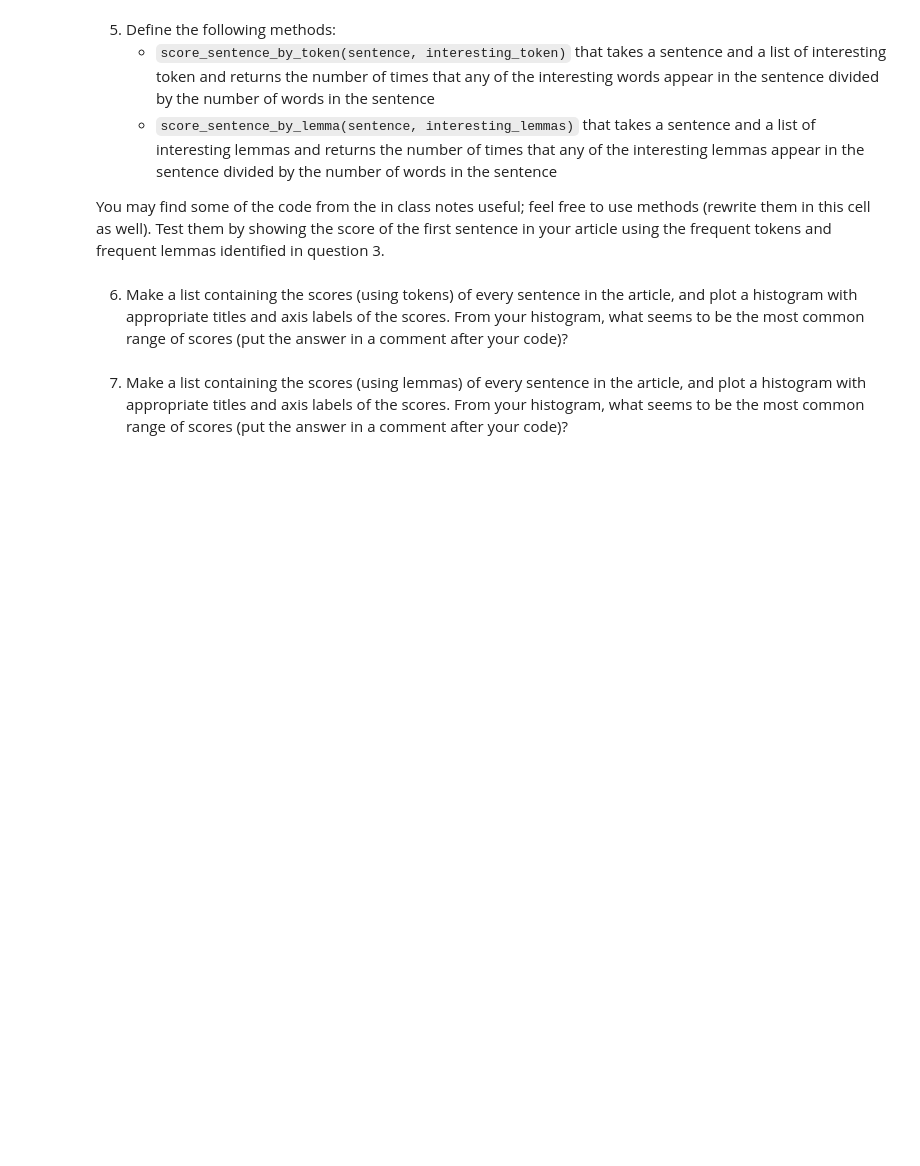
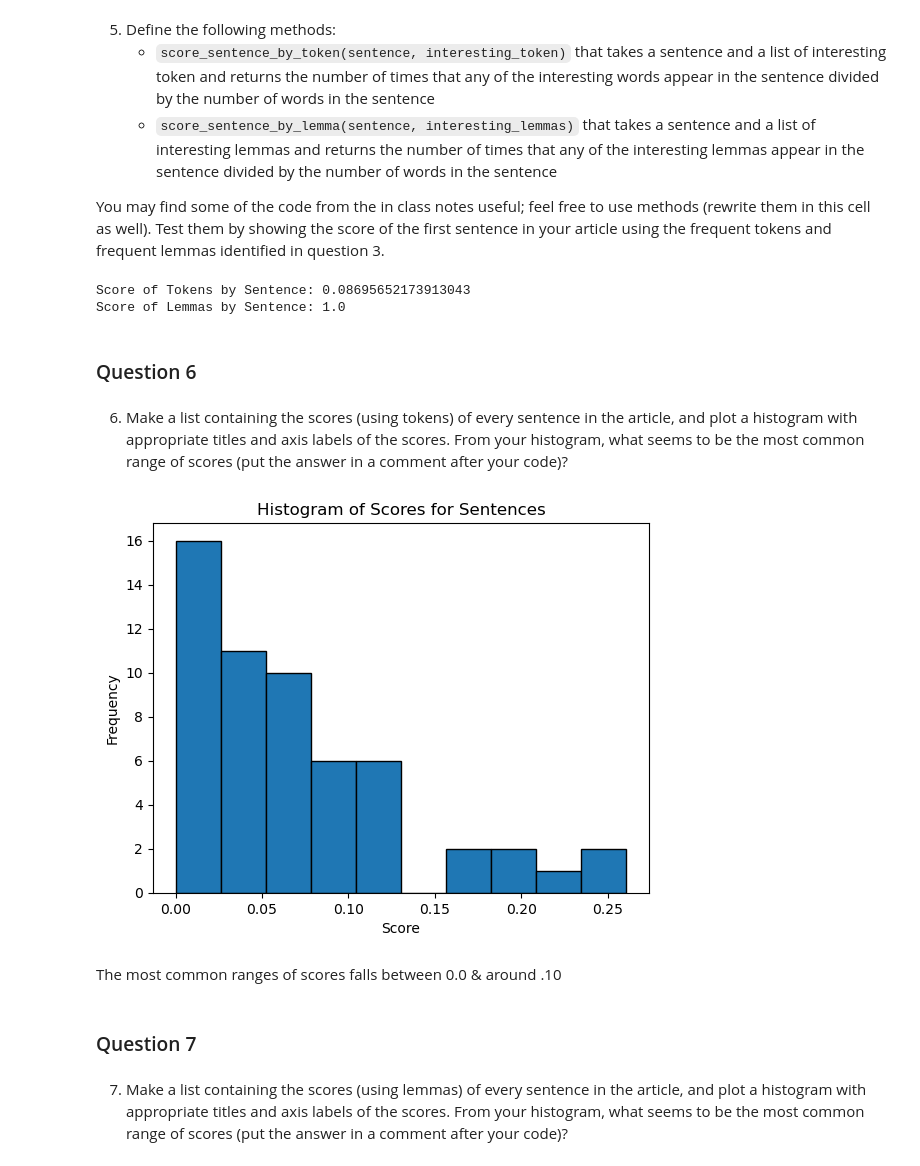
Before and after one commit to LindseySully/Module_06, a Jupyter notebook: web-scraping.ipynb, the cells around one changed output. Drawn from its saved outputs; the diff is of its cells as text; code cells hidden in the pictures; blank space fills up the shorter version.

```diff
--- a/web-scraping.ipynb
+++ b/web-scraping.ipynb
@@ -46,0 +63,6 @@ All prereqs installed.
+# %%
+soup = BeautifulSoup(article_html,parser)
+# %%
+article_element = soup.find('article')
+#displays all HTML of the article
+print(article_element)
@@ -54,3 +154,15 @@ All prereqs installed.
     * `score_sentence_by_lemma(sentence, interesting_lemmas)` that takes a sentence and a list of interesting lemmas and returns the number of times that any of the interesting lemmas appear in the sentence divided by the number of words in the sentence
 
 You may find some of the code from the in class notes useful; feel free to use methods (rewrite them in this cell as well).  Test them by showing the score of the first sentence in your article using the frequent tokens and frequent lemmas identified in question 3.
+# %%
+
+def score_sentence_by_tokens(sentence, interesting_tokens):
+  nlp = spacy.load('en_core_web_sm')
+  doc = nlp(sentence)
+  number_of_tokens = sum(1 for token in doc if token.text.lower() in interesting_tokens)
+
+  #calculating score
+  num_words_in_sentence = len(doc)
+  score = number_of_tokens/num_words_in_sentence
+
+  return score
@@ -57,4 +181,53 @@ You may find some of the code from the in class notes useful; feel free to use m
+# %%
+test_sentence = 'When we think about the onward march of automotive technology, headlights aren’t usually the first thing that come to mind.'
+print("Score of Tokens by Sentence:", score_sentence_by_tokens(test_sentence,tokens_q5))
+print("Score of Lemmas by Sentence:", score_sentence_by_lemma(test_sentence,lemmas_q5))
+# %% [output]
+Score of Tokens by Sentence: 0.08695652173913043
+Score of Lemmas by Sentence: 1.0
+# %% [markdown]
+### Question 6
 # %% [markdown]
 6. Make a list containing the scores (using tokens) of every sentence in the article, and plot a histogram with appropriate titles and axis labels of the scores. From your histogram, what seems to be the most common range of scores (put the answer in a comment after your code)?
+# %%
+def score_sentence_by_tokens(sentence, interesting_tokens):
+  nlp = spacy.load('en_core_web_sm')
+  doc = nlp(sentence)
+
+  number_of_tokens = sum(1 for token in doc if token.text.lower() in interesting_tokens)
+
+  #calculating score
+  num_words_in_sentence = len(doc)
+  score = number_of_tokens/num_words_in_sentence
+
+  return score
+
+article_text = article_element.get_text()
+doc = nlp(article_text)
+
+sentences = [sent.text for sent in doc.sents]
+
+def frequent_tokens(token):
+  return not (token.is_space or token.is_punct or token.is_stop)
+
+interesting_tokens = [token.text.lower() for token in doc if frequent_tokens(token)]
+
+token_counter = Counter(interesting_tokens)
+top_5_tokens = [token for token, count in token_counter.most_common(5)]
+
+scores = [score_sentence_by_tokens(sentence,top_5_tokens) for sentence in sentences]
+
+#histogram
+plt.hist(scores, bins=10, edgecolor ='black')
+plt.xlabel('Score')
+plt.ylabel('Frequency')
+plt.title('Histogram of Scores for Sentences')
+plt.show()
+# %% [output]
+[figure, added]
+# %% [markdown]
+The most common ranges of scores falls between 0.0 & around .10
+# %% [markdown]
+### Question 7
 # %% [markdown]
 7. Make a list containing the scores (using lemmas) of every sentence in the article, and plot a histogram with appropriate titles and axis labels of the scores.  From your histogram, what seems to be the most common range of scores (put the answer in a comment after your code)?
```
Also changed, not shown: parts of 18 cells of this notebook, 3 other files.
